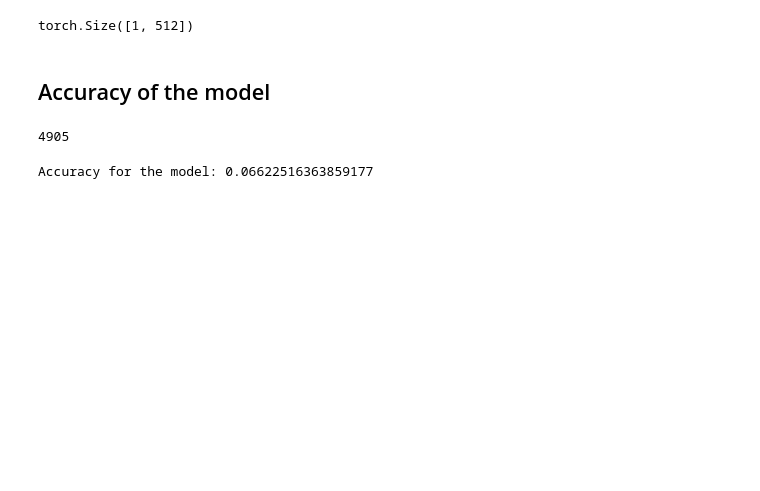
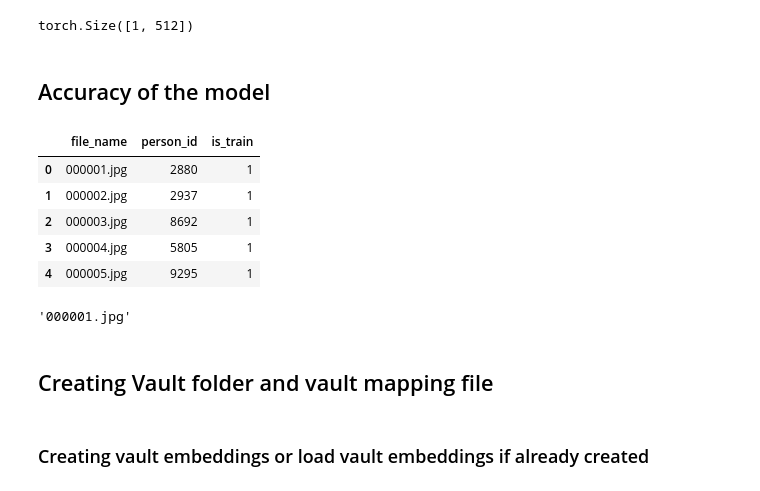
Before and after one commit to jannikjw/one-shot-face-recognition, a Jupyter notebook: one_shot_learning_triplet_loss.ipynb, the cells around one changed output. Saved outputs shown, nothing was run; the diff lists cells and outputs as text; code cells hidden in the pictures; blank space fills up the shorter version.

Commit message:
Updated pipeline and dataset class

```diff
--- a/one_shot_learning_triplet_loss.ipynb
+++ b/one_shot_learning_triplet_loss.ipynb
@@ -218,50 +205,15 @@ embeddings, gt_labels = create_embeddings(folder=vault_path, label_file=label_fi
-# %%
-# Test image:
-def calculate_label(test_image_file, img_folder, transform, embeddings):
-# test_image_file = "s1_9.pgm"
-    test_file_path = os.path.join(img_folder, test_image_file)
-    test_img = load_image(test_file_path, transform=transform)
-
-
-    test_img_emb = resnet(test_img[None, :])
-    test_img_emb = torch.squeeze(test_img_emb, 0)
-    # print(f'Shape of test: {test_img_emb.shape}')
-    # print(f'Shape of embeddings: {embeddings.shape}')
-
-    distance_mat = (test_img_emb - embeddings).pow(2).sum(axis=1)
-    # print(distance_mat)
-    test_label_pred = gt_labels[torch.argmin(distance_mat.abs())]
-    # print(f'Ground truth label: {test_image_file.split("_")[0][1]}')
-    # print(f'Predicted label: {test_label_pred}')
-
-    return int(test_label_pred)
-
-# testing on one test image
-test_image_file = "000032.jpg"
-calculate_label(test_image_file, img_folder, transform, embeddings)
-# %% [output]
-4905
-# %%
-
-with open(mapping_file, 'r') as test_labels_file:
-    test_labels = {}
-    for i, file in enumerate(test_labels_file):
-        file = file.strip("\n").split(" ")
-        test_labels[file[0]] = file[1]
-        # if i > 300:
-        #     break
-
-test_predictions = []
-test_gt_labels = []
-
-for i, (file, label) in enumerate(test_labels.items()):
-    test_gt_labels.append(int(label))
-
-    test_label_pred = calculate_label(file, img_folder, transform, embeddings)
-    test_predictions.append(test_label_pred)
-
-accuracy = torch.tensor(test_predictions) == torch.tensor(test_gt_labels)
-accuracy = accuracy.int().sum()/len(accuracy)
-print(f'Accuracy for the model: {accuracy}')
-# %% [output]
-Accuracy for the model: 0.06622516363859177
+# %%
+celeba_dataset.train_df.head()
+# %% [output]
+|  | file_name | person_id | is_train |
+| 0 | 000001.jpg | 2880 | 1 |
+| 1 | 000002.jpg | 2937 | 1 |
+| 2 | 000003.jpg | 8692 | 1 |
+| 3 | 000004.jpg | 5805 | 1 |
+| 4 | 000005.jpg | 9295 | 1 |
+# %%
+celeba_dataset.train_df.iloc[0]["file_name"]
+# %% [output]
+'000001.jpg'
+# %% [markdown]
+## Creating Vault folder and vault mapping file
@@ -267,0 +239,2 @@ Accuracy for the model: 0.06622516363859177
+# %% [markdown]
+### Creating vault embeddings or load vault embeddings if already created
```
Also changed, not shown: parts of 30 cells of this notebook, 2 other files.
